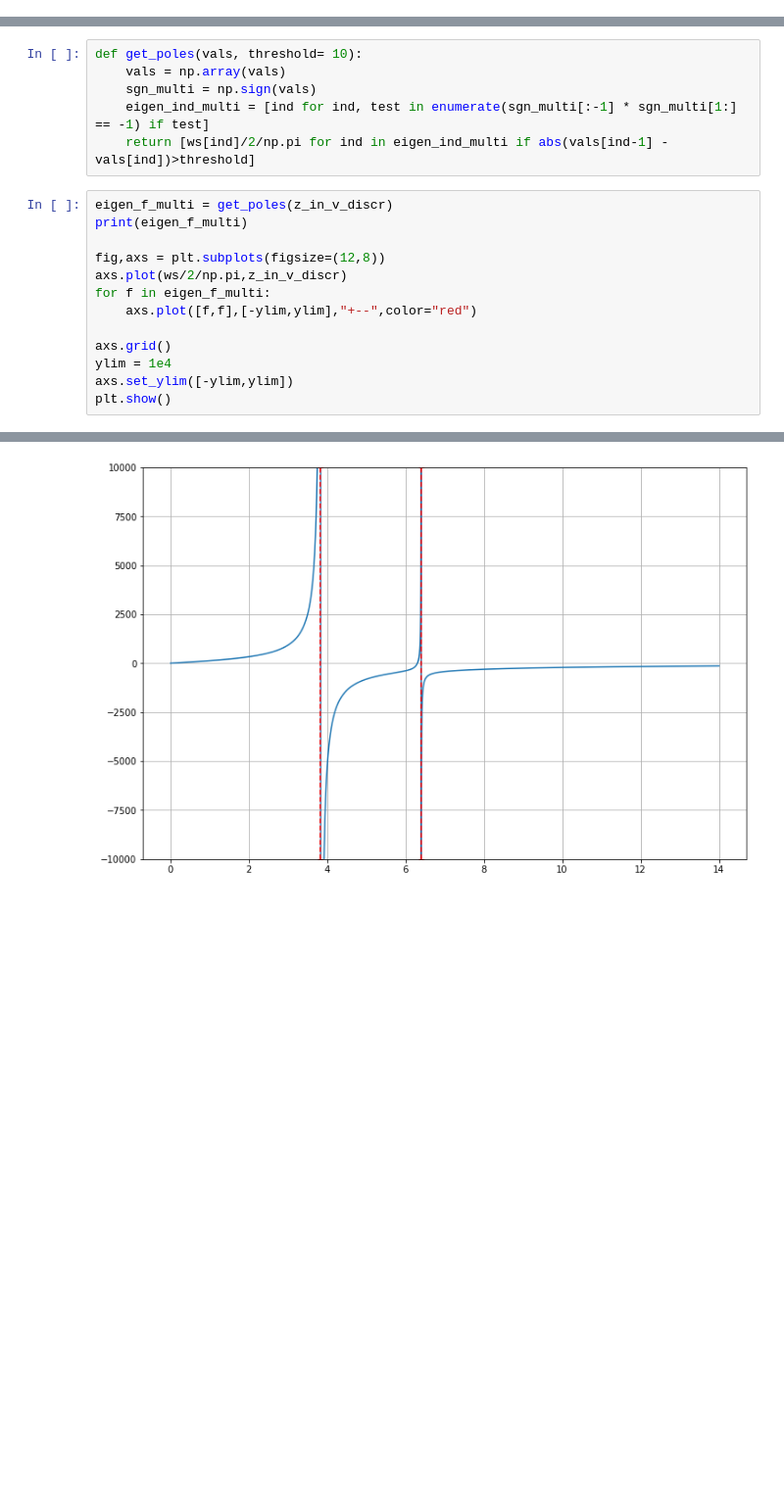
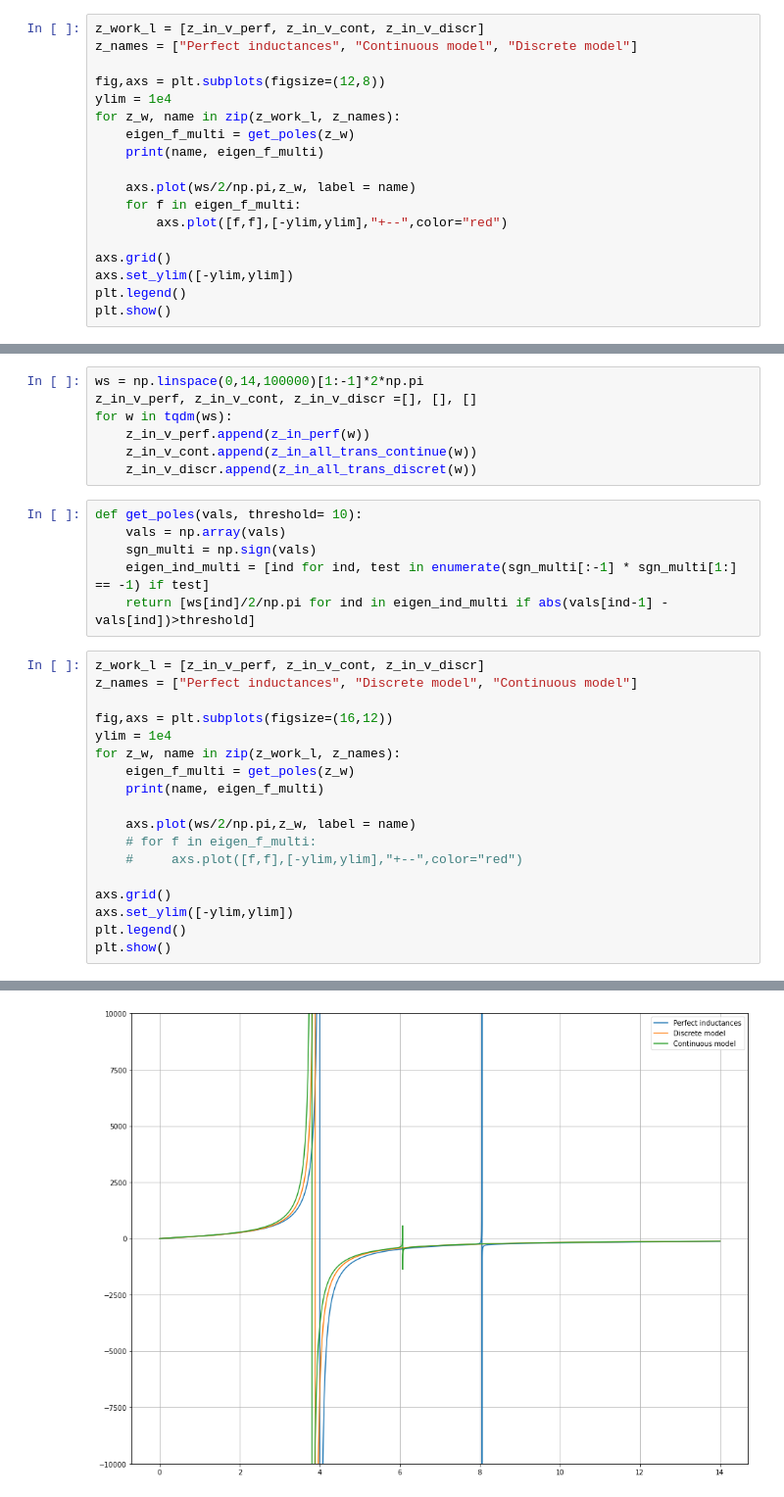
Before and after one commit to RemiRousseau/JJarray_formal, a Jupyter notebook: formal_lossy_3.ipynb, the cells around one changed output, grey strips where cells are left out. Shown: that part at 98% size. Cells and saved outputs as stored; diff of their text form; blank space fills up the shorter version.

```diff
--- a/formal_lossy_3.ipynb
+++ b/formal_lossy_3.ipynb
@@ -315,0 +316,18 @@ for w in tqdm(ws):
+# %%
+z_work_l = [z_in_v_perf, z_in_v_cont, z_in_v_discr]
+z_names = ["Perfect inductances", "Continuous model", "Discrete model"]
+
+fig,axs = plt.subplots(figsize=(12,8))
+ylim = 1e4
+for z_w, name in zip(z_work_l, z_names):
+    eigen_f_multi = get_poles(z_w)
+    print(name, eigen_f_multi)
+
+    axs.plot(ws/2/np.pi,z_w, label = name)
+    for f in eigen_f_multi:
+        axs.plot([f,f],[-ylim,ylim],"+--",color="red")
+
+axs.grid()
+axs.set_ylim([-ylim,ylim])
+plt.legend()
+plt.show()
@@ -316,3 +465,10 @@ for w in tqdm(ws):
+# %%
+ws = np.linspace(0,14,100000)[1:-1]*2*np.pi
+z_in_v_perf, z_in_v_cont, z_in_v_discr =[], [], []
+for w in tqdm(ws):
+    z_in_v_perf.append(z_in_perf(w))
+    z_in_v_cont.append(z_in_all_trans_continue(w))
+    z_in_v_discr.append(z_in_all_trans_discret(w))
 # %%
 def get_poles(vals, threshold= 10):
     vals = np.array(vals)
@@ -320,16 +476,21 @@ def get_poles(vals, threshold= 10):
     eigen_ind_multi = [ind for ind, test in enumerate(sgn_multi[:-1] * sgn_multi[1:] == -1) if test]
     return [ws[ind]/2/np.pi for ind in eigen_ind_multi if abs(vals[ind-1] - vals[ind])>threshold]
 # %%
-eigen_f_multi = get_poles(z_in_v_discr)
-print(eigen_f_multi)
+z_work_l = [z_in_v_perf, z_in_v_cont, z_in_v_discr]
+z_names = ["Perfect inductances", "Discrete model", "Continuous model"]
 
-fig,axs = plt.subplots(figsize=(12,8))
-axs.plot(ws/2/np.pi,z_in_v_discr)
-for f in eigen_f_multi:
-    axs.plot([f,f],[-ylim,ylim],"+--",color="red")
+fig,axs = plt.subplots(figsize=(16,12))
+ylim = 1e4
+for z_w, name in zip(z_work_l, z_names):
+    eigen_f_multi = get_poles(z_w)
+    print(name, eigen_f_multi)
+
+    axs.plot(ws/2/np.pi,z_w, label = name)
+    # for f in eigen_f_multi:
+    #     axs.plot([f,f],[-ylim,ylim],"+--",color="red")
 
 axs.grid()
-ylim = 1e4
 axs.set_ylim([-ylim,ylim])
+plt.legend()
 plt.show()
 # %% [output]
@@ -337 +500 @@ plt.show()
-[figure, old version]
+[figure, new version]
```
Also changed, not shown: parts of 14 cells of this notebook, 1 other file.
